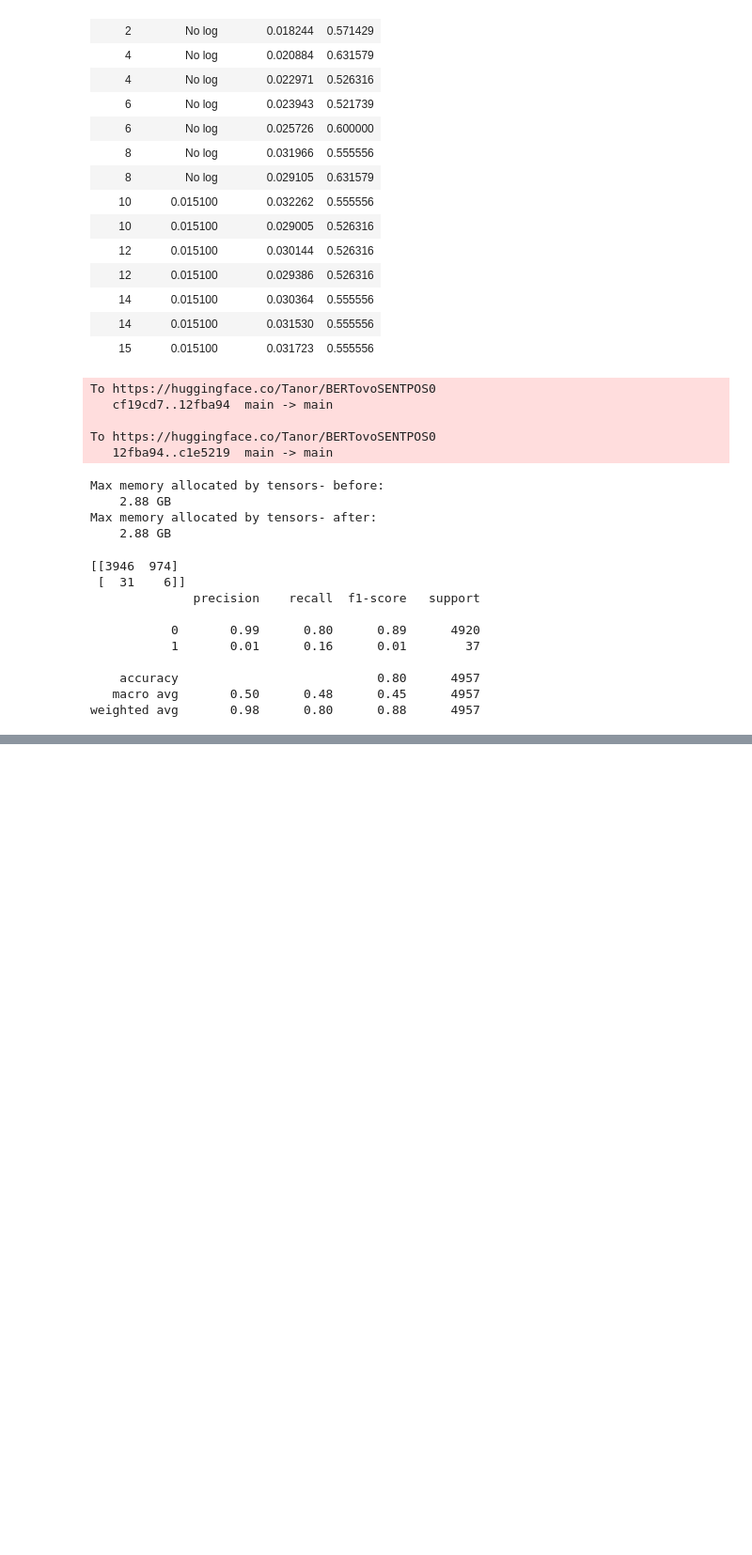
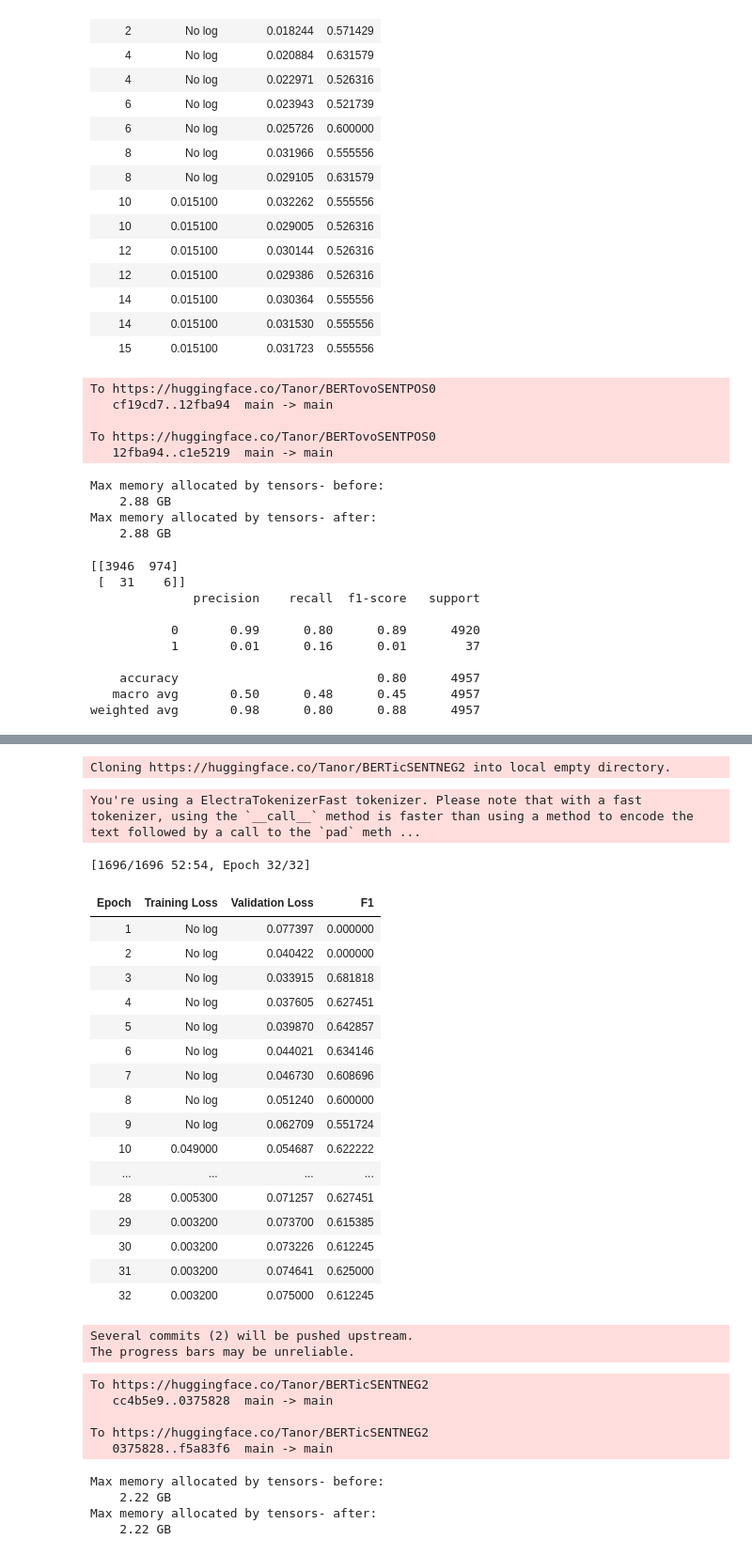
Before and after one commit to Petlinkar/SerbianSentiWordNET, a Jupyter notebook: Training run for BERT.ipynb, the cells around one changed output, grey strips where cells are left out. Shown at 94% size. Drawn from its saved outputs; the diff is of its cells as text; code cells hidden in the pictures; blank space fills up the shorter version.

```diff
--- a/Training run for BERT.ipynb
+++ b/Training run for BERT.ipynb
@@ -431,0 +491,34 @@ y.
+# %%
+trainBERTic.train_model(2, "NEG", eval="f1", epochs = 32)
+# %% [output]
+Cloning https://huggingface.co/Tanor/BERTicSENTNEG2 into local empty directory.
+You're using a ElectraTokenizerFast tokenizer. Please note that with a fast tokenizer, using the `__call__` method is faster than using a method to encode the text followed by a call to the `pad` meth ...
+[1696/1696 52:54, Epoch 32/32]
+| Epoch | Training Loss | Validation Loss | F1 |
+| 1 | No log | 0.077397 | 0.000000 |
+| 2 | No log | 0.040422 | 0.000000 |
+| 3 | No log | 0.033915 | 0.681818 |
+| 4 | No log | 0.037605 | 0.627451 |
+| 5 | No log | 0.039870 | 0.642857 |
+| 6 | No log | 0.044021 | 0.634146 |
+| 7 | No log | 0.046730 | 0.608696 |
+| 8 | No log | 0.051240 | 0.600000 |
+| 9 | No log | 0.062709 | 0.551724 |
+| 10 | 0.049000 | 0.054687 | 0.622222 |
+| ... | ... | ... | ... |
+| 28 | 0.005300 | 0.071257 | 0.627451 |
+| 29 | 0.003200 | 0.073700 | 0.615385 |
+| 30 | 0.003200 | 0.073226 | 0.612245 |
+| 31 | 0.003200 | 0.074641 | 0.625000 |
+| 32 | 0.003200 | 0.075000 | 0.612245 |
+Several commits (2) will be pushed upstream.
+The progress bars may be unreliable.
+To https://huggingface.co/Tanor/BERTicSENTNEG2
+   cc4b5e9..0375828  main -> main
+
+To https://huggingface.co/Tanor/BERTicSENTNEG2
+   0375828..f5a83f6  main -> main
+Max memory allocated by tensors- before:
+    2.22 GB
+Max memory allocated by tensors- after:
+    2.22 GB
```
Also changed, not shown: parts of 28 cells of this notebook, 35 other files.
